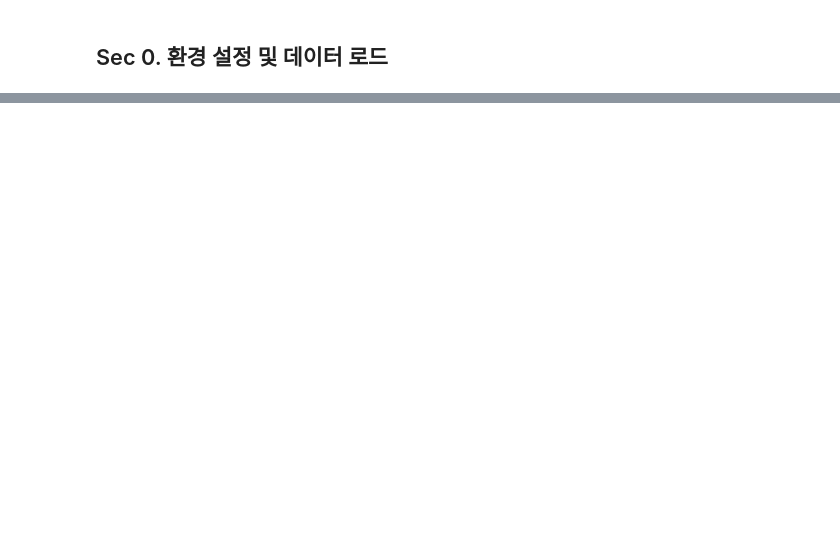
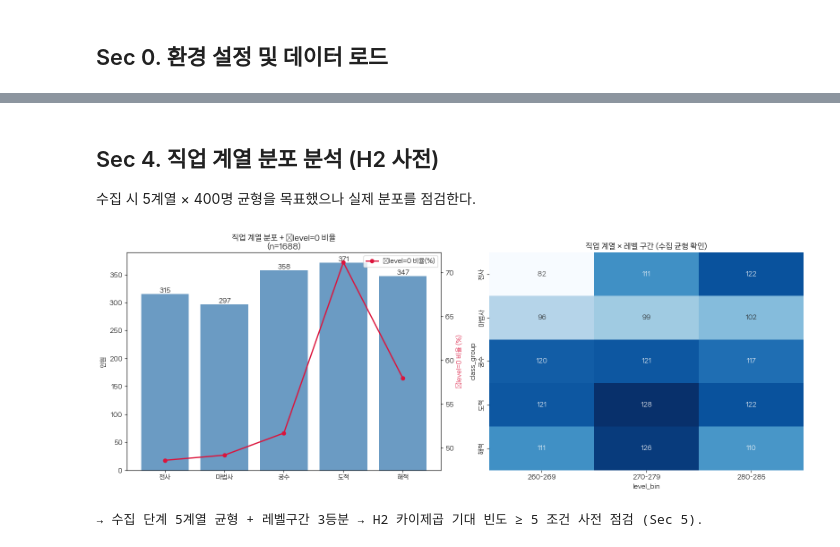
Before and after one commit to ladinzgit/maple-stagnation, a Jupyter notebook: eda/eda.ipynb, the cells around one changed output, grey strips where cells are left out. Drawn from its saved outputs; the diff is of its cells as text; code cells hidden in the pictures; blank space fills up the shorter version.

```diff
--- a/eda/eda.ipynb
+++ b/eda/eda.ipynb
@@ -1418,0 +344,34 @@ print('  → C의 Silhouette Score > A이면 레벨 난이도 보정이 군집
+# %% [markdown]
+## Sec 4. 직업 계열 분포 분석 (H2 사전)
+
+수집 시 5계열 × 400명 균형을 목표했으나 실제 분포를 점검한다.
+# %%
+fig, axes = plt.subplots(1, 2, figsize=(16, 6))
+
+# 왼쪽: class_group 분포 (delta_level 0값 비율 동시 표시) — 수집이 5계열 균형 완료
+group_stats = (df_clean.groupby('class_group')
+               .agg(인원=('character_name', 'count'),
+                    delta0_pct=('avg_monthly_delta_level', lambda s: (s == 0).mean() * 100))
+               .reindex(GROUP_ORDER))
+ax = axes[0]
+bars = ax.bar(group_stats.index, group_stats['인원'], color='steelblue', alpha=0.8)
+ax2 = ax.twinx()
+ax2.plot(group_stats.index, group_stats['delta0_pct'], 'o-', color='crimson', linewidth=2,
+         label='Δlevel=0 비율(%)')
+ax.set_ylabel('인원')
+ax2.set_ylabel('Δlevel=0 비율 (%)', color='crimson')
+ax.set_title(f'직업 계열 분포 + Δlevel=0 비율\n(n={len(df_clean)})')
+for b, v in zip(bars, group_stats['인원']):
+    ax.text(b.get_x() + b.get_width()/2, v, str(int(v)), ha='center', va='bottom', fontsize=10)
+ax2.legend(loc='upper right')
+
+# 오른쪽: class_group × level_bin
+ct = pd.crosstab(df_clean['class_group'], df_clean['level_bin']).reindex(GROUP_ORDER)
+sns.heatmap(ct, annot=True, fmt='d', cmap='Blues', ax=axes[1], cbar=False)
+axes[1].set_title('직업 계열 × 레벨 구간 (수집 균형 확인)')
+plt.tight_layout()
+plt.show()
+print('\n→ 수집 단계 5계열 균형 + 레벨구간 3등분 → H2 카이제곱 기대 빈도 ≥ 5 조건 사전 점검 (Sec 5).')
+# %% [output]
+[figure, added]
+→ 수집 단계 5계열 균형 + 레벨구간 3등분 → H2 카이제곱 기대 빈도 ≥ 5 조건 사전 점검 (Sec 5).
```
Also changed, not shown: parts of 89 cells of this notebook, 28 other files.
